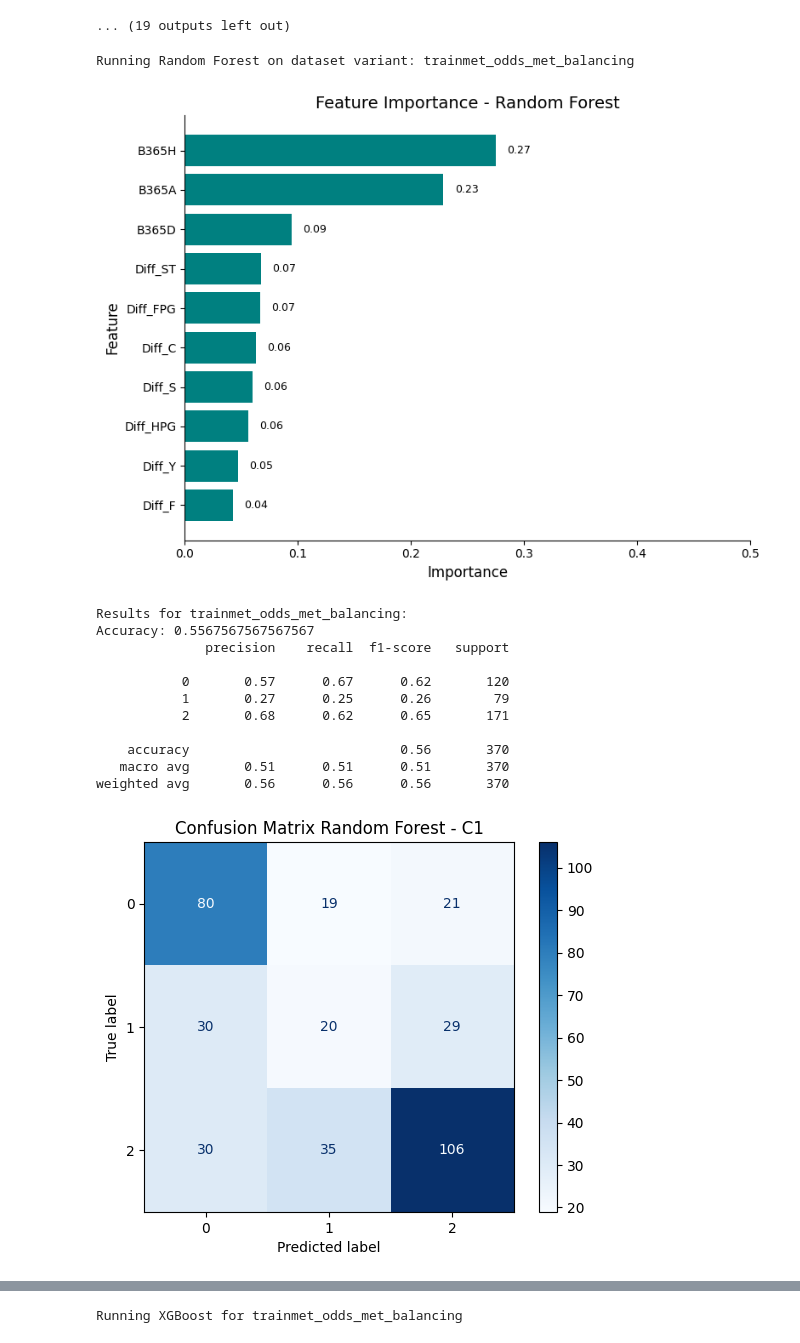
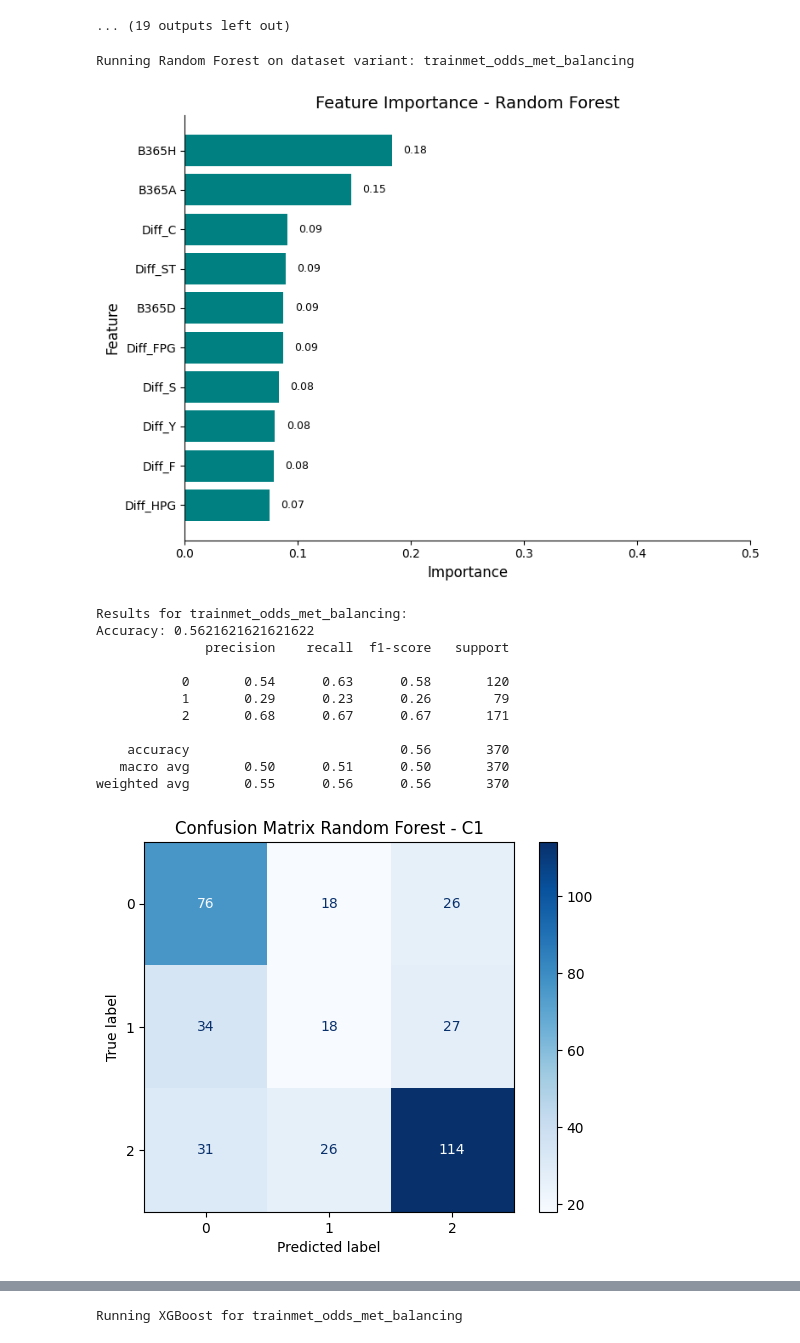
Before and after one commit to SandervanUchelen/Sander_VU, a Jupyter notebook: final-thesis.ipynb, the cells around one changed output, grey strips where cells are left out. Saved outputs shown, nothing was run; the diff lists cells and outputs as text; code cells hidden in the pictures.

```diff
--- a/final-thesis.ipynb
+++ b/final-thesis.ipynb
@@ -1181,8 +1174,7 @@ feature_names_dict = {
 }
 
 predefined_hyperparameters = {
-    'trainmet_odds_met_balancing': {'n_estimators': 166, 'max_depth': 5, 'min_samples_split': 7,
-                                    'min_samples_leaf': 3, 'max_features': 'log2', 'bootstrap': True},
+    'trainmet_odds_met_balancing': {'n_estimators': 164, 'max_depth': 10, 'min_samples_split': 8, 'min_samples_leaf': 2, 'max_features': 'log2', 'bootstrap': False},
     'trainmet_odds_zonder_balancing': {'n_estimators': 166, 'max_depth': 5, 'min_samples_split': 7,
                                        'min_samples_leaf': 3, 'max_features': 'log2', 'bootstrap': True},
     'trainzonder_odds_met_balancing': {'n_estimators': 196, 'max_depth': 10, 'min_samples_split': 6,
@@ -1251,46 +1243,46 @@ def train_and_generate_plots_rf(X_train, y_train, X_test, y_test, variant_name):
     disp.plot(cmap='Blues')
     plt.title(f"Confusion Matrix Random Forest - {readable_name}")
     plt.savefig(f"RF_confusion_matrix_{variant_name}.png", bbox_inches='tight')
     plt.show()
     plt.close()
 
 for variant_name, (X_train, y_train) in datasets.items():
     if 'test' in variant_name:
         continue
 
     print(f"\nRunning Random Forest on dataset variant: {variant_name}")
 
     if variant_name == 'trainmet_odds_met_balancing':
         X_test, y_test = datasets['testmet_odds_met_balancing']
     elif variant_name == 'trainmet_odds_zonder_balancing':
         X_test, y_test = datasets['testmet_odds_zonder_balancing']
     elif variant_name == 'trainzonder_odds_met_balancing':
         X_test, y_test = datasets['testzonder_odds_met_balancing']
     elif variant_name == 'trainzonder_odds_zonder_balancing':
         X_test, y_test = datasets['testzonder_odds_zonder_balancing']
     else:
         print(f"Variant {variant_name} heeft geen bijbehorende testset. Skipping.")
         continue
 
     X_train = pd.DataFrame(X_train) if isinstance(X_train, pd.DataFrame) else pd.DataFrame(X_train, columns=feature_names_dict[variant_name])
     X_test = pd.DataFrame(X_test) if isinstance(X_test, pd.DataFrame) else pd.DataFrame(X_test, columns=feature_names_dict[variant_name])
 
     train_and_generate_plots_rf(X_train, y_train, X_test, y_test, variant_name)
 # %% [output]
 Running Random Forest on dataset variant: trainmet_odds_met_balancing
-[figure, old version]
+[figure, new version]
 Results for trainmet_odds_met_balancing:
-Accuracy: 0.5567567567567567
+Accuracy: 0.5621621621621622
               precision    recall  f1-score   support
 
-           0       0.57      0.67      0.62       120
-           1       0.27      0.25      0.26        79
-           2       0.68      0.62      0.65       171
+           0       0.54      0.63      0.58       120
+           1       0.29      0.23      0.26        79
+           2       0.68      0.67      0.67       171
 
     accuracy                           0.56       370
-   macro avg       0.51      0.51      0.51       370
-weighted avg       0.56      0.56      0.56       370
+   macro avg       0.50      0.51      0.50       370
+weighted avg       0.55      0.56      0.56       370
-[figure, old version]
+[figure, new version]
 Running Random Forest on dataset variant: trainmet_odds_zonder_balancing
 [figure]
 Results for trainmet_odds_zonder_balancing:
```
Also changed, not shown: parts of 3 cells of this notebook.
